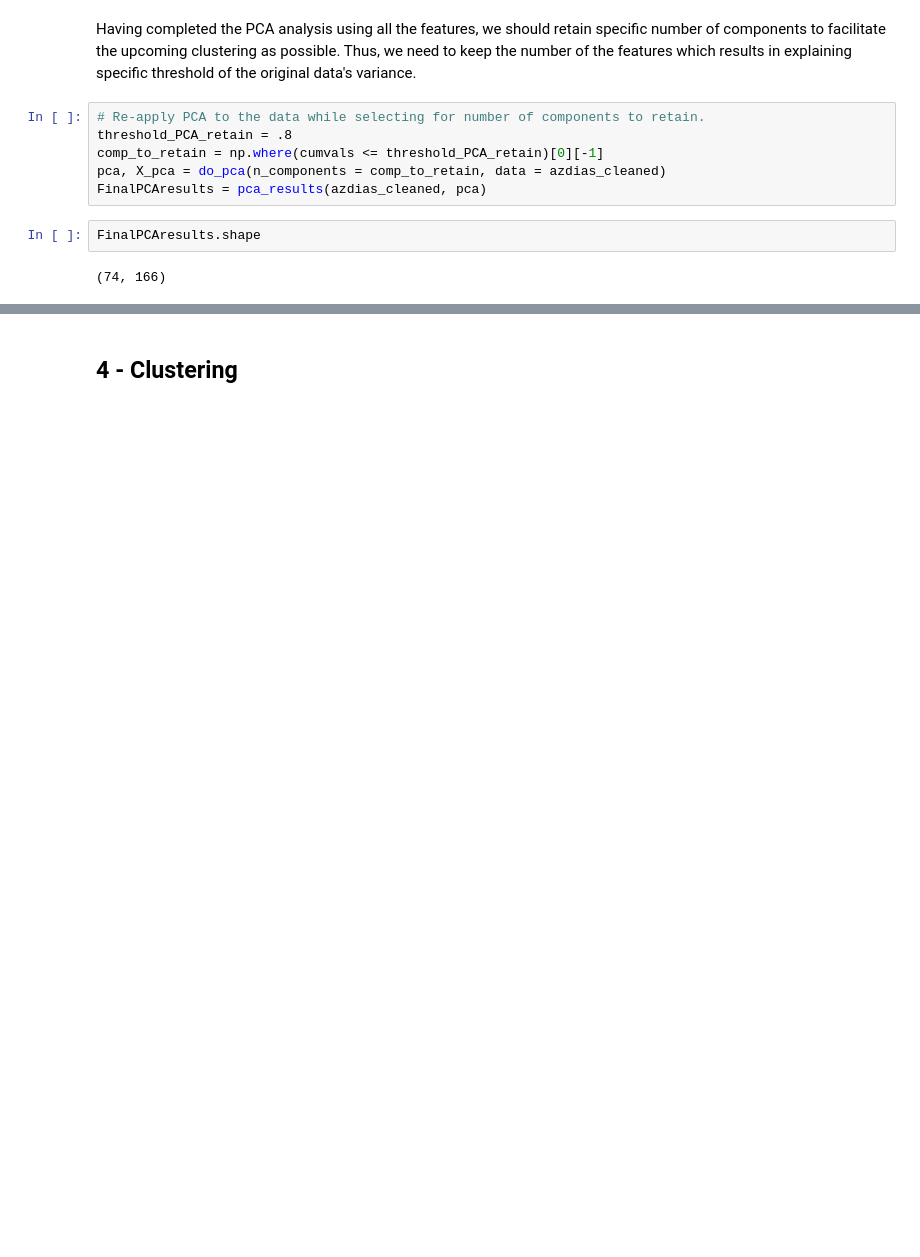
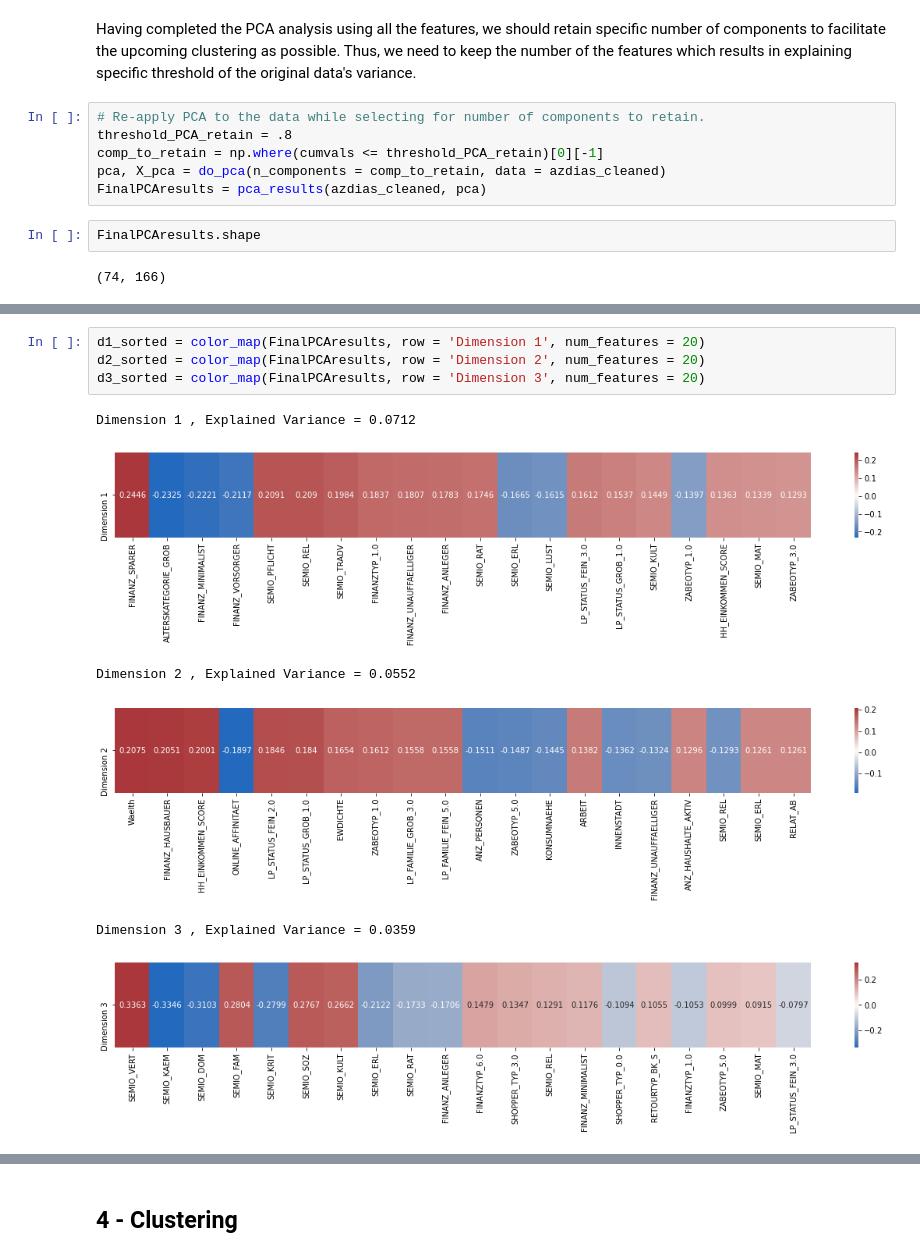
Before and after one commit to omarkhater/identify-customer-segments, a Jupyter notebook: Identify_Customer_Segments_ML.ipynb, the cells around one changed output, grey strips where cells are left out. Drawn from its saved outputs; the diff is of its cells as text; blank space fills up the shorter version.

```diff
--- a/Identify_Customer_Segments_ML.ipynb
+++ b/Identify_Customer_Segments_ML.ipynb
@@ -153,0 +160,11 @@ Name: Dimension 4, Length: 166, dtype: float64
+# %%
+d1_sorted = color_map(FinalPCAresults, row = 'Dimension 1', num_features = 20)
+d2_sorted = color_map(FinalPCAresults, row = 'Dimension 2', num_features = 20)
+d3_sorted = color_map(FinalPCAresults, row = 'Dimension 3', num_features = 20)
+# %% [output]
+Dimension 1 , Explained Variance = 0.0712
+[figure, added]
+Dimension 2 , Explained Variance = 0.0552
+[figure, added]
+Dimension 3 , Explained Variance = 0.0359
+[figure, added]
```
Also changed, not shown: parts of 41 cells of this notebook, 2 other files.
